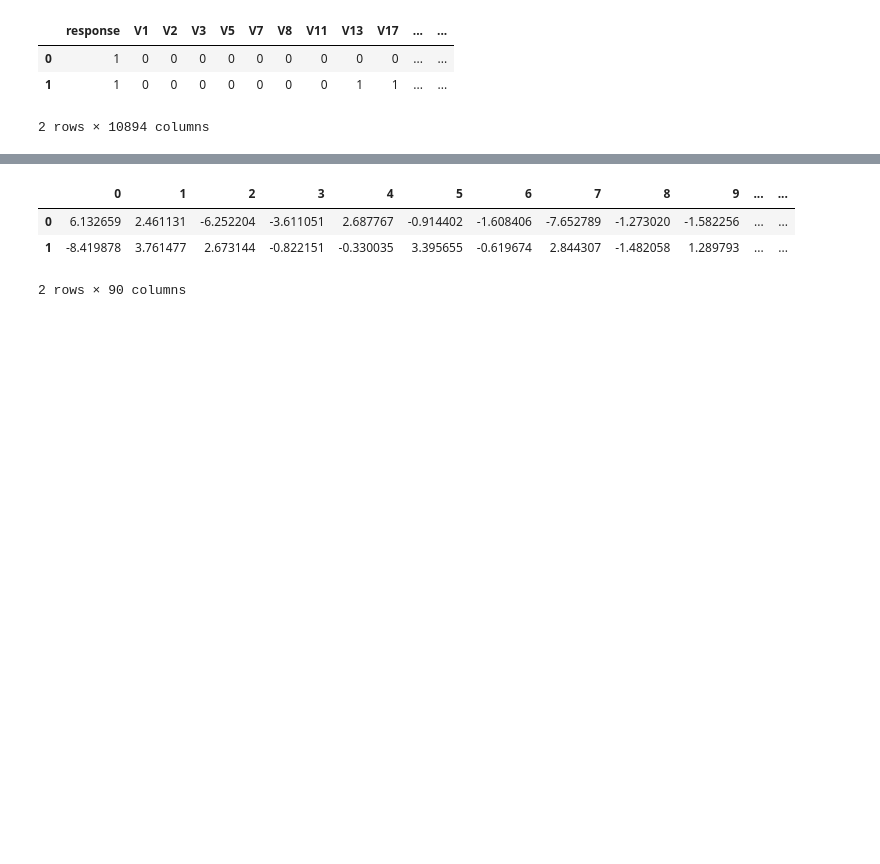
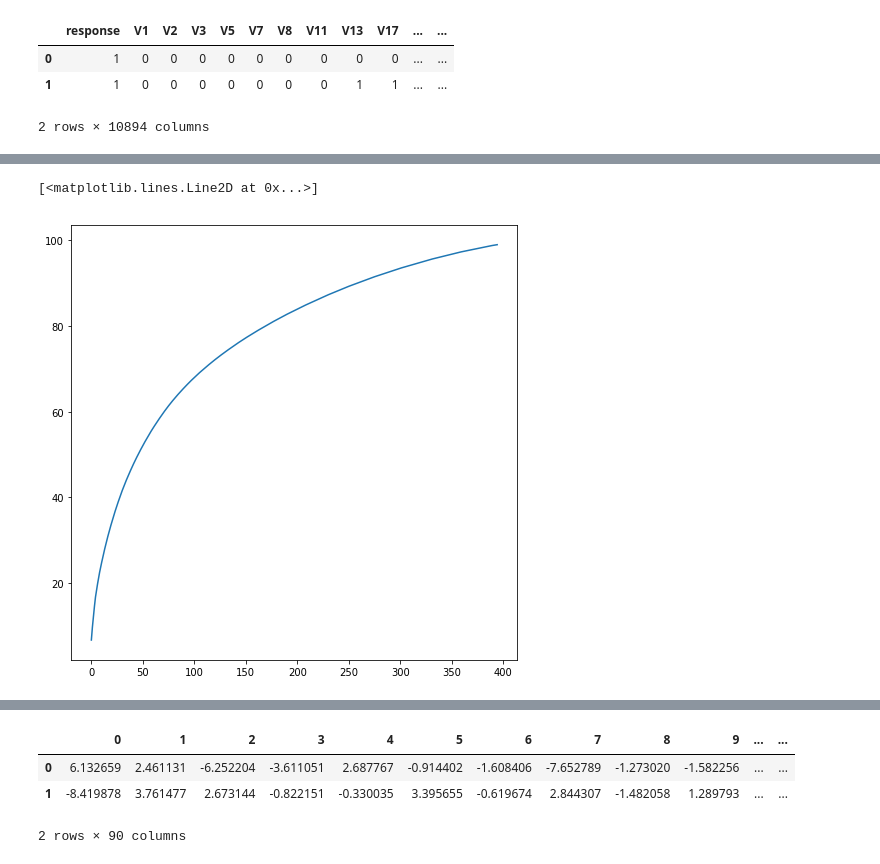
Before and after one commit to RatnamDubey/Tempus2018, a Jupyter notebook: Tempus_CaseStudy_RD.ipynb, the cells around one changed output, grey strips where cells are left out. Drawn from its saved outputs; the diff is of its cells as text; code cells hidden in the pictures; blank space fills up the shorter version.

```diff
--- a/Tempus_CaseStudy_RD.ipynb
+++ b/Tempus_CaseStudy_RD.ipynb
@@ -143,0 +192,11 @@ Name: X, dtype: int64
+# %%
+# Applying the PCA
+pca = PCA(.99)
+pca_model = pca.fit(X_resampled)
+# %%
+varx=np.cumsum(np.round(pca_model.explained_variance_ratio_, decimals=4)*100)
+plt.figure(figsize=(8, 8))
+plt.plot(varx)
+# %% [output]
+[<matplotlib.lines.Line2D at 0x...>]
+[figure, added]
```
Also changed, not shown: parts of 39 cells of this notebook.
